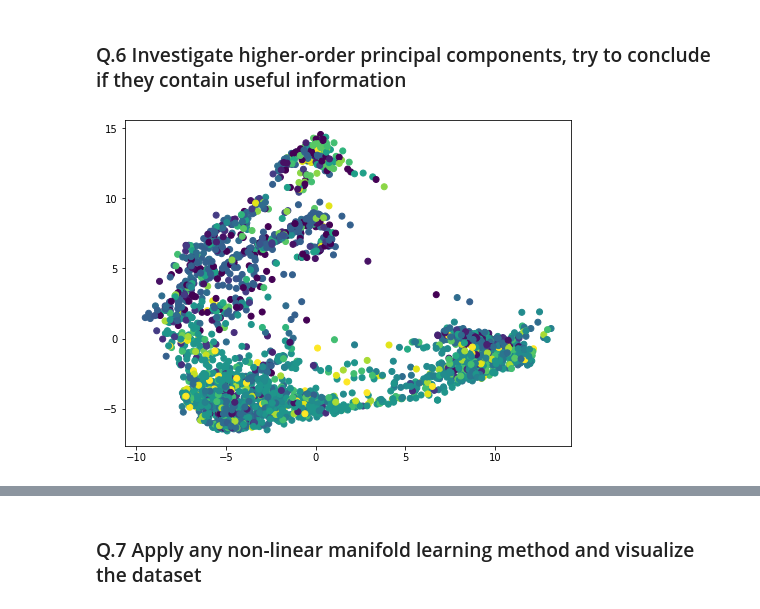
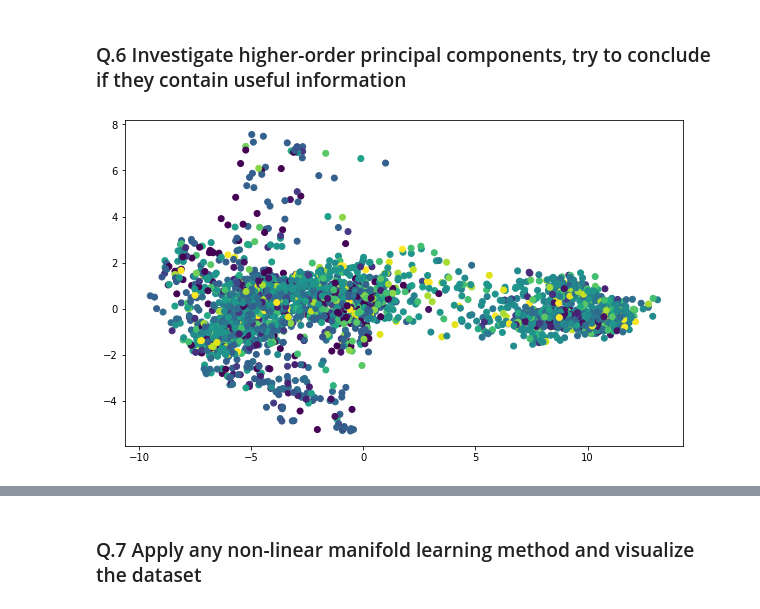
Before and after one commit to MarinaChau/IASD_classes, a Jupyter notebook: Part_2_Single_cell_dataset.ipynb, the cells around one changed output, grey strips where cells are left out. Cells and saved outputs as stored; diff of their text form; code cells hidden in the pictures.

```diff
--- a/Part_2_Single_cell_dataset.ipynb
+++ b/Part_2_Single_cell_dataset.ipynb
@@ -413,13 +413,13 @@ plt.show()
 # %% [markdown]
 ### Q.6 Investigate higher-order principal components, try to conclude if they contain useful information
 # %%
-# with the two first principal components
+# with the 12 first principal components (12 being the global ID found earlier with skdim)
 pca3 = PCA(n_components=12)
 pca3.fit(standardized_dataset)
 x_3d = pca3.transform(standardized_dataset)
-
-plt.figure(figsize=(8,6))
-plt.scatter(x_3d[:,0], x_3d[:,1], c=cell_label_encoded)
-plt.show()
-# %% [output]
-[figure, removed]
+# %%
+plt.figure(figsize=(10,6))
+plt.scatter(x_3d[:,0], x_3d[:,11], c=cell_label_encoded)
+plt.show()
+# %% [output]
+[figure, added]
```
Also changed, not shown: parts of 16 cells of this notebook.
